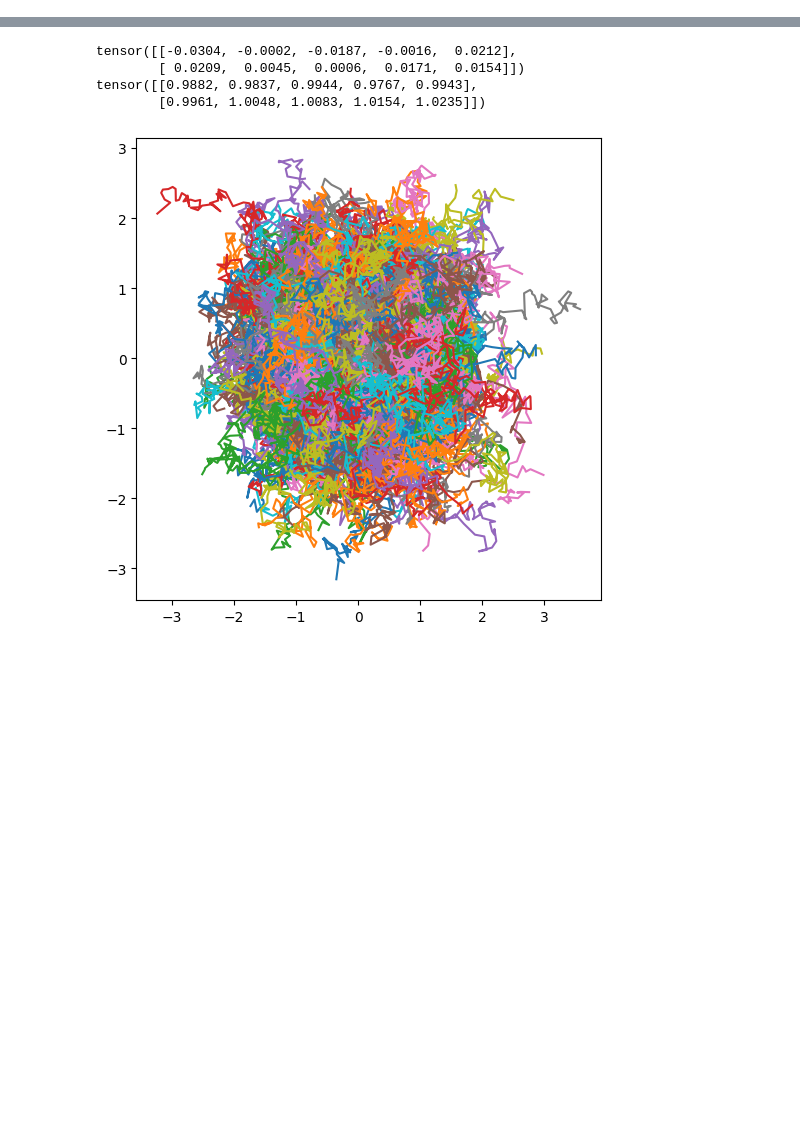
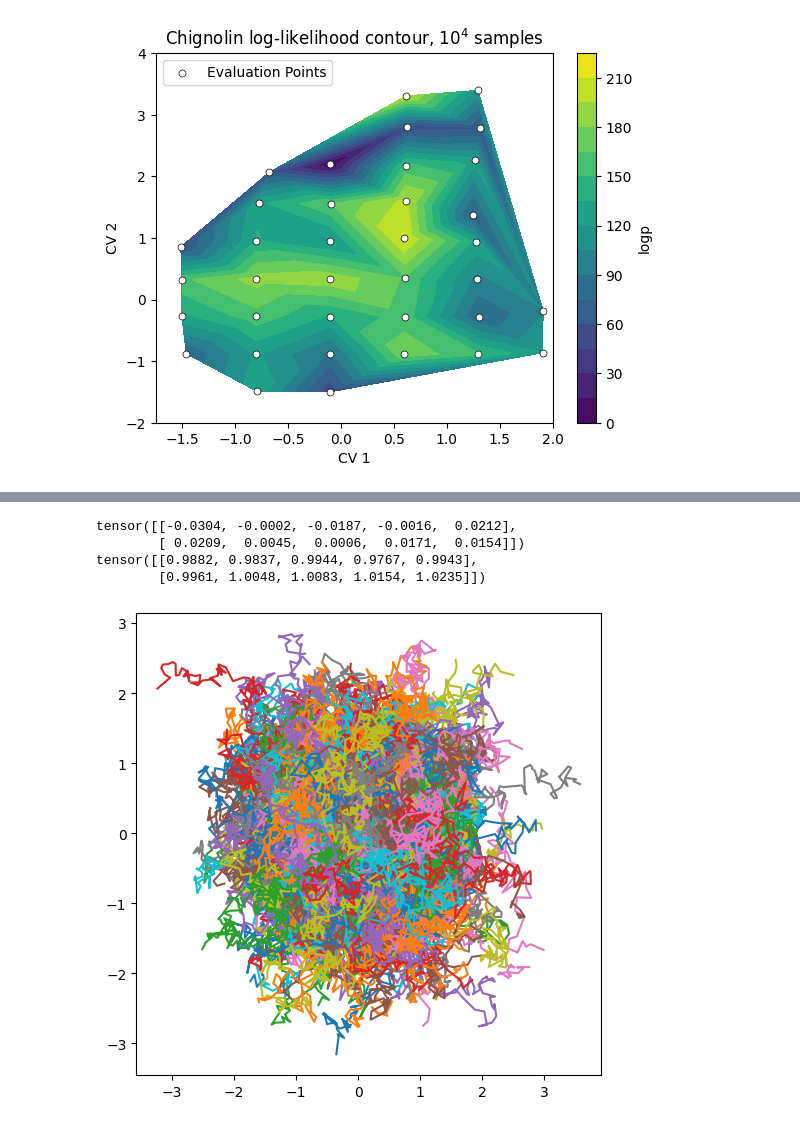
Before and after one commit to EthanZ0524/boltz-likelihoods, a Jupyter notebook: notebooks/sde_estimator.ipynb, the cells around one changed output, grey strips where cells are left out. Saved outputs shown, nothing was run; the diff lists cells and outputs as text; code cells hidden in the pictures; blank space fills up the shorter version.

```diff
--- a/notebooks/sde_estimator.ipynb
+++ b/notebooks/sde_estimator.ipynb
@@ -9,0 +118,13 @@ import os
+# %%
+fig, ax = plt.subplots()
+# Contour plot for scattered data
+contour = ax.tricontourf(cvs_array[:, 0], cvs_array[:, 1], logp_array, levels=14, cmap='viridis')
+ax.scatter(cvs_array[:, 0], cvs_array[:, 1], color='white', s=25, alpha=1, edgecolors='black', linewidths=0.5, label="Evaluation Points")  # Overlay points
+cb = plt.colorbar(contour, ax=ax)
+cb.set_label('logp')
+
+ax.set(xlabel='CV 1', ylabel='CV 2', xlim=(-1.75,2), ylim=(-2,4), title=r'Chignolin log-likelihood contour, $10^4$ samples')
+ax.legend(loc='upper left')
+plt.show()
+# %% [output]
+[figure, added]
```
Also changed, not shown: parts of 15 cells of this notebook.
